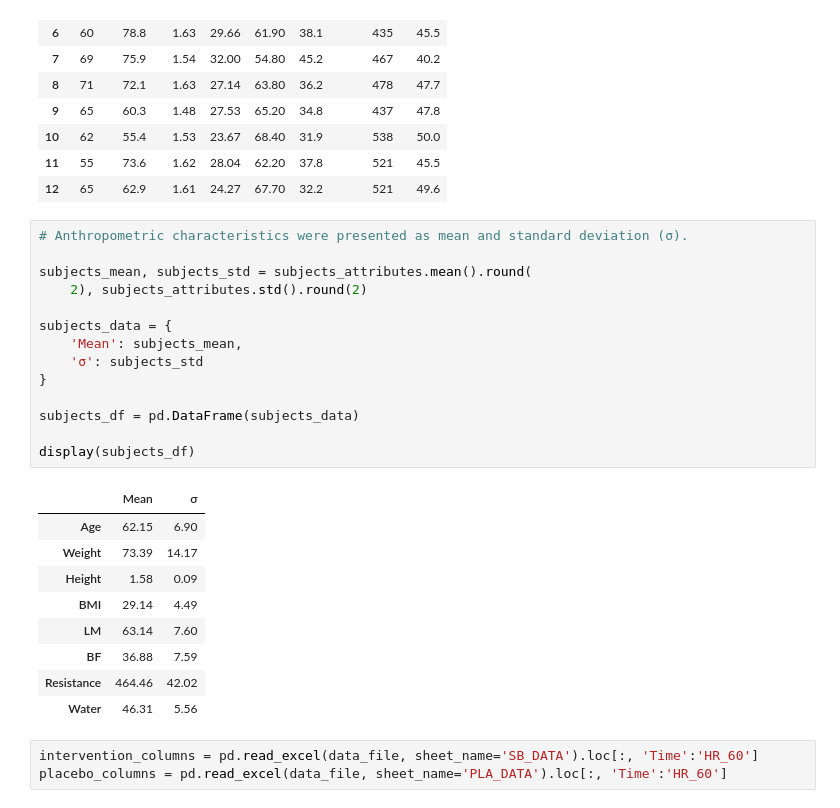
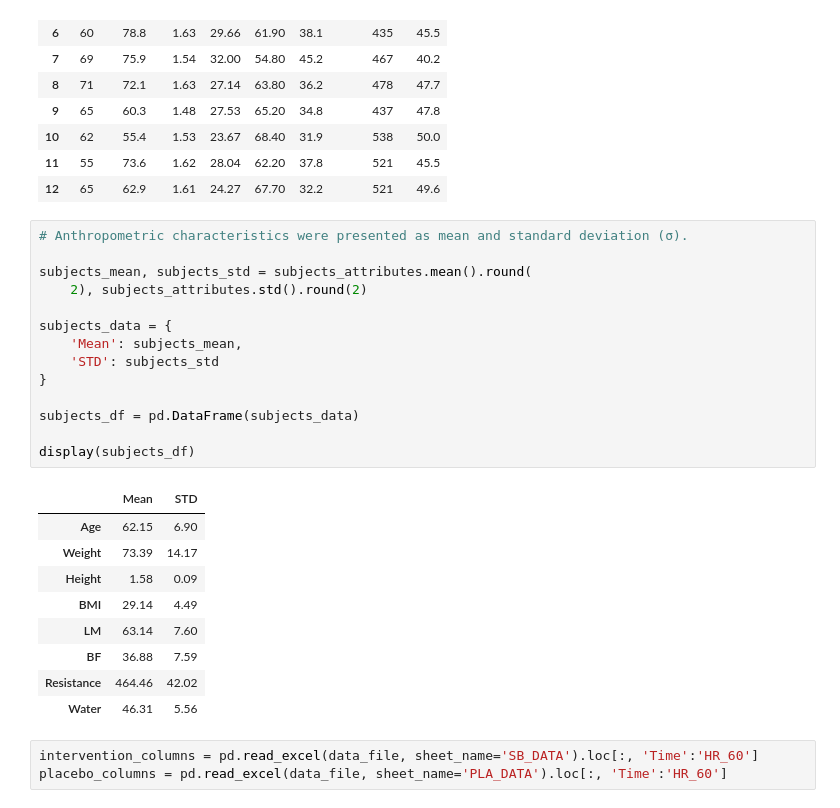
Before and after one commit to edherl/data-projects, a Jupyter notebook: MSC_DATA.ipynb, the cells around one changed output. Saved outputs shown, nothing was run; the diff lists cells and outputs as text.

```diff
--- a/MSC_DATA.ipynb
+++ b/MSC_DATA.ipynb
@@ -28,19 +28,19 @@ display(subjects_attributes)
 # %%
 # Anthropometric characteristics were presented as mean and standard deviation (σ).
 
 subjects_mean, subjects_std = subjects_attributes.mean().round(
     2), subjects_attributes.std().round(2)
 
 subjects_data = {
     'Mean': subjects_mean,
-    'σ': subjects_std
+    'STD': subjects_std
 }
 
 subjects_df = pd.DataFrame(subjects_data)
 
 display(subjects_df)
 # %% [output]
-|  | Mean | σ |
+|  | Mean | STD |
 | Age | 62.15 | 6.90 |
 | Weight | 73.39 | 14.17 |
 | Height | 1.58 | 0.09 |
```
Also changed, not shown: parts of 2 cells of this notebook.
